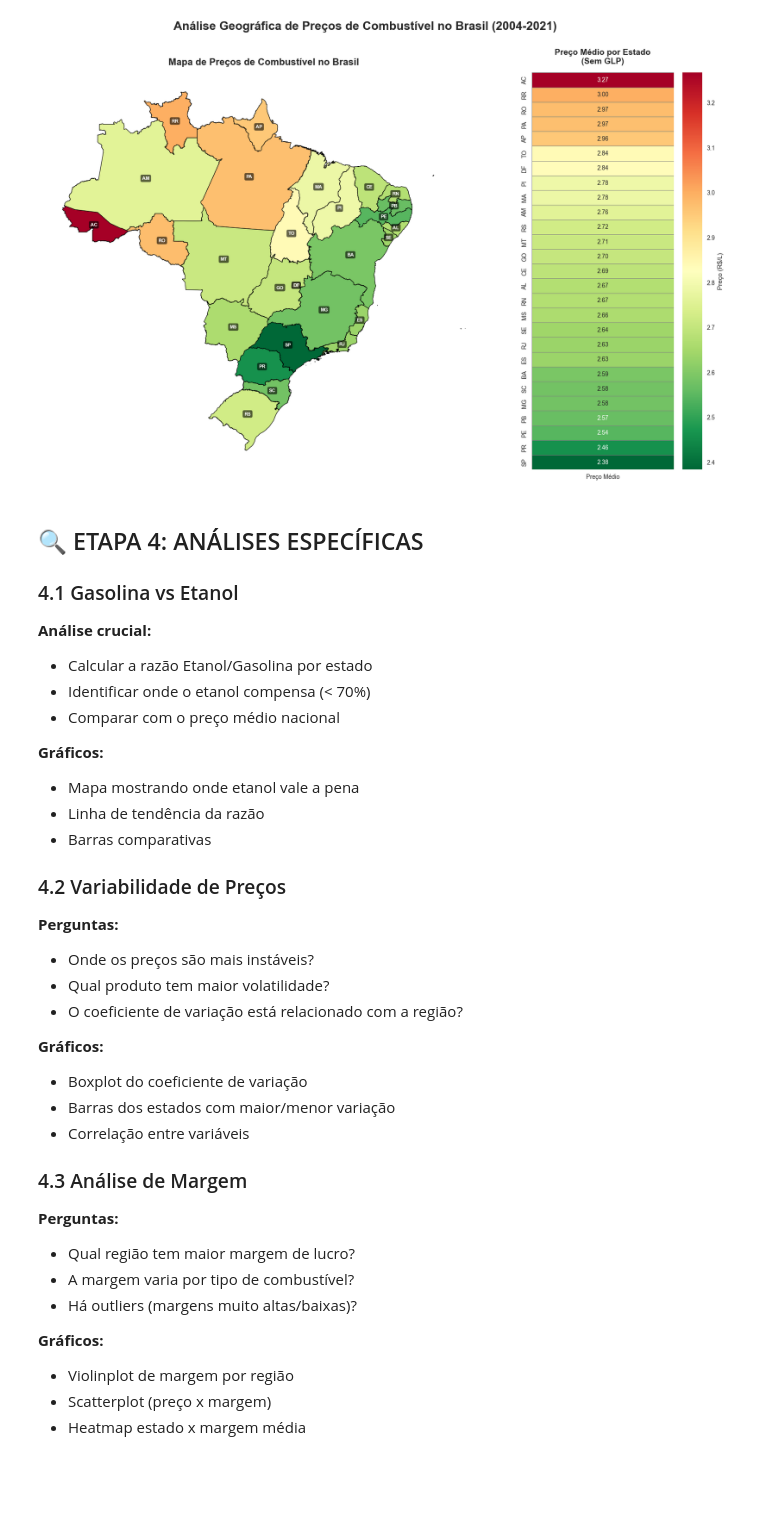
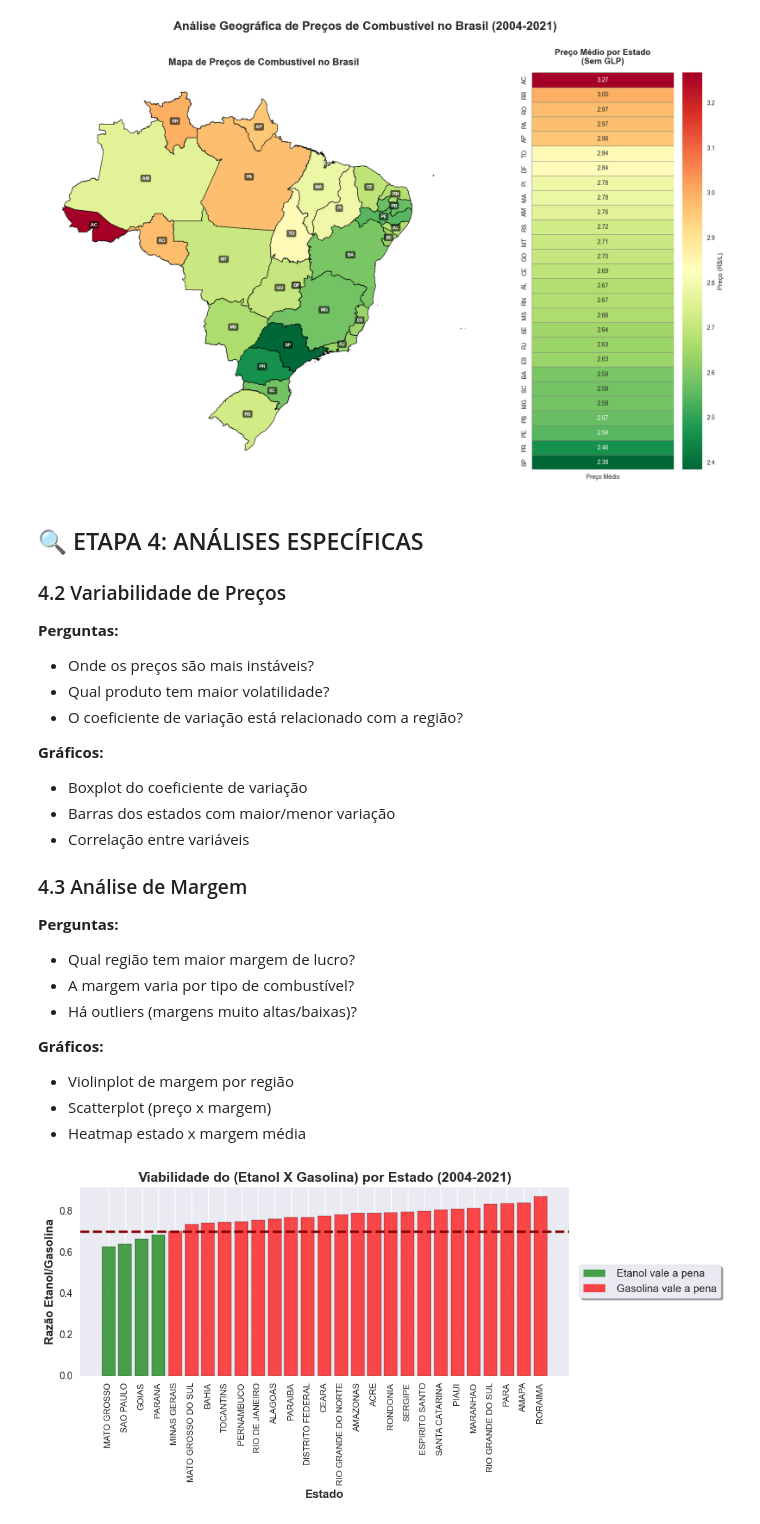
Before and after one commit to thiago207/analise-de-combustiveis-2004-2021, a Jupyter notebook: main.ipynb, the cells around one changed output. Drawn from its saved outputs; the diff is of its cells as text; code cells hidden in the pictures; blank space fills up the shorter version.

```diff
--- a/main.ipynb
+++ b/main.ipynb
@@ -355,17 +355,6 @@ margem_por_regiao = df.groupby('REGIÃO')['MARGEM'].mean().sort_values(ascending
 margem_por_produto = df.groupby('PRODUTO')['MARGEM'].mean().sort_values(ascending=False)
 # %% [markdown]
 ## 🔍 ETAPA 4: ANÁLISES ESPECÍFICAS
-
-### 4.1 Gasolina vs Etanol
-**Análise crucial:**
-- Calcular a razão Etanol/Gasolina por estado
-- Identificar onde o etanol compensa (< 70%)
-- Comparar com o preço médio nacional
-
-**Gráficos:**
-- Mapa mostrando onde etanol vale a pena
-- Linha de tendência da razão
-- Barras comparativas
 
 ### 4.2 Variabilidade de Preços
 **Perguntas:**
@@ -388,3 +377,49 @@ margem_por_produto = df.groupby('PRODUTO')['MARGEM'].mean().sort_values(ascendin
 - Violinplot de margem por região
 - Scatterplot (preço x margem)
 - Heatmap estado x margem média
+# %%
+gasolina = df[df['PRODUTO'] == 'GASOLINA COMUM']['PREÇO MÉDIO REVENDA'].mean()
+etanol = df[df['PRODUTO'] == 'ETANOL HIDRATADO']['PREÇO MÉDIO REVENDA'].mean()
+razao = etanol/ gasolina
+
+gasolina_por_estado = df[df['PRODUTO'] == 'GASOLINA COMUM'].groupby('ESTADO')['PREÇO MÉDIO REVENDA'].mean()
+etanol_por_estado = df[df['PRODUTO'] == 'ETANOL HIDRATADO'].groupby('ESTADO')['PREÇO MÉDIO REVENDA'].mean()
+
+razao_estado = (etanol_por_estado / gasolina_por_estado).reset_index()
+razao_estado.columns = ['ESTADO', 'RAZAO']  # Renomear coluna
+
+#-------------------------------------------------------------------------------------------------------------------
+import matplotlib.patches as mpatches
+
+plt.figure(figsize=(10, 5))  # Aumentar largura para caber legenda
+
+razao_ordenado = razao_estado.sort_values('RAZAO')
+cores = ['green' if x < 0.70 else 'red' for x in razao_ordenado['RAZAO']]
+
+plt.bar(razao_ordenado['ESTADO'], razao_ordenado['RAZAO'],
+        color=cores, edgecolor='black', alpha=0.7)
+
+plt.axhline(y=0.70, color='darkred', linestyle='--', linewidth=2.5)
+
+plt.xlabel('Estado', fontsize=12, fontweight='bold')
+plt.ylabel('Razão Etanol/Gasolina', fontsize=12, fontweight='bold')
+plt.title('Viabilidade do (Etanol X Gasolina) por Estado (2004-2021)', fontsize=14, fontweight='bold')
+plt.xticks(rotation=90, fontsize=9)
+plt.grid(alpha=0.3, axis='y', linestyle='--')
+
+#  Legenda do lado direito, fora
+verde_patch = mpatches.Patch(color='green', label=' Etanol vale a pena', alpha=0.7)
+vermelho_patch = mpatches.Patch(color='red', label=' Gasolina vale a pena', alpha=0.7)
+
+plt.legend(handles=[verde_patch, vermelho_patch],
+           fontsize=11,
+           loc='center left',
+           bbox_to_anchor=(1.01, 0.5),
+           frameon=True,
+           fancybox=True,
+           shadow=True)
+
+plt.tight_layout()
+plt.show()
+# %% [output]
+[figure, added]
```
Also changed, not shown: parts of 1 cell of this notebook.
